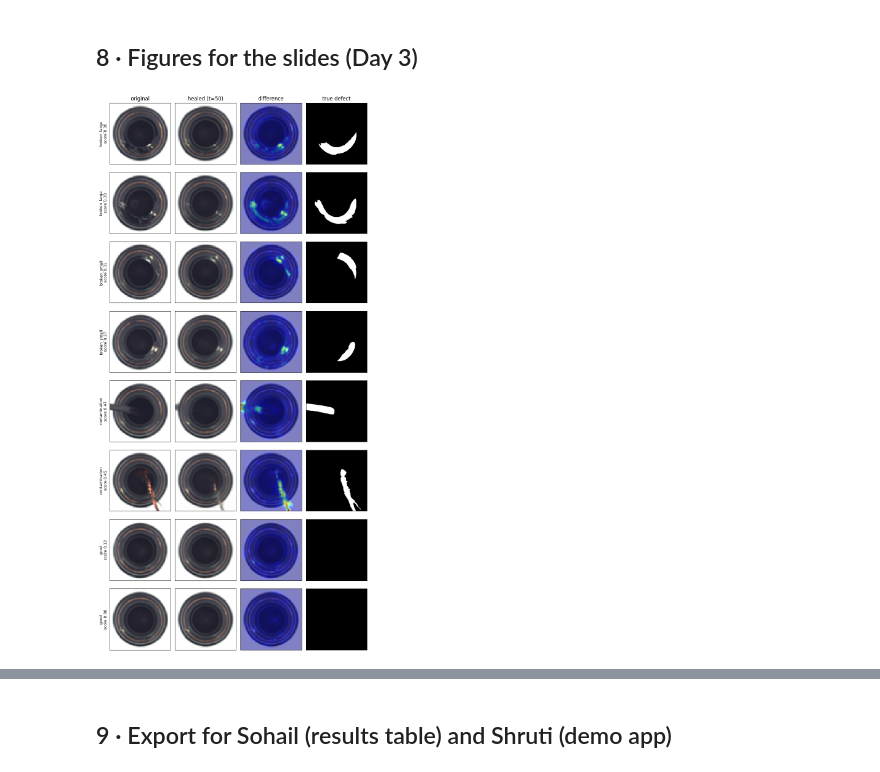
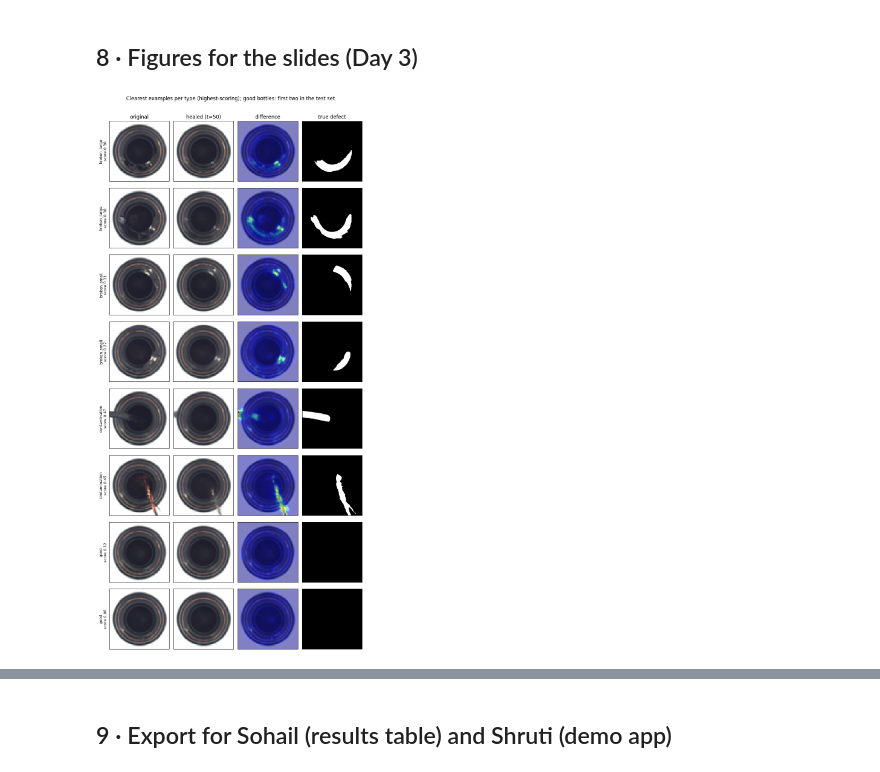
Before and after one commit to Sohail-WD/defect-inspector, a Jupyter notebook: detectors/diffusion_healing.ipynb, the cells around one changed output, grey strips where cells are left out. Drawn from its saved outputs; the diff is of its cells as text; code cells hidden in the pictures.

```diff
--- a/detectors/diffusion_healing.ipynb
+++ b/detectors/diffusion_healing.ipynb
@@ -541,24 +541,25 @@ Diffusion: image AUROC 0.990 | pixel AUROC 0.958  (t=50)  -> saved to /content/d
 # %%
 # Figure 1: original -> healed -> difference -> ground truth, two examples per type
 pick = []
 for d in np.unique(test_types):
     ids = np.where(test_types == d)[0]
     pick += list(ids[np.argsort(-img_scores[ids])][:2] if d != 'good' else ids[:2])
 fig, ax = plt.subplots(len(pick), 4, figsize=(9, 2.3 * len(pick)))
 for r, i in enumerate(pick):
     ax[r, 0].imshow(to_img(test_x[i]))
     ax[r, 1].imshow(to_img(best_healed[i]))
     ax[r, 2].imshow(to_img(test_x[i]), alpha=1.0)
     ax[r, 2].imshow(best_maps[i].numpy(),
                     cmap='jet', alpha=0.5, vmin=0, vmax=float(best_maps.max()))
     ax[r, 3].imshow(test_masks[i], cmap='gray')
     ax[r, 0].set_ylabel(f'{test_types[i]}\nscore {img_scores[i]:.2f}', fontsize=9)
 for c, tname in enumerate(['original', f'healed (t={BEST_T})', 'difference', 'true defect']):
     ax[0, c].set_title(tname)
 for a in ax.ravel(): a.set_xticks([]); a.set_yticks([])
+fig.suptitle('Clearest examples per type (highest-scoring); good bottles: first two in the test set', y=1.005)
 plt.tight_layout(); plt.savefig(os.path.join(OUT_DIR, 'fig_original_healed_difference.png'), dpi=150, bbox_inches='tight'); plt.show()
 # %% [output]
-[figure, old version]
+[figure, new version]
 # %%
 # Figure 2: the forward process (adding noise), for the 'diffusion forward and reverse' slide
 i = int(np.where(test_types == 'broken_large')[0][0])
```
Also changed, not shown: parts of 4 cells of this notebook.
